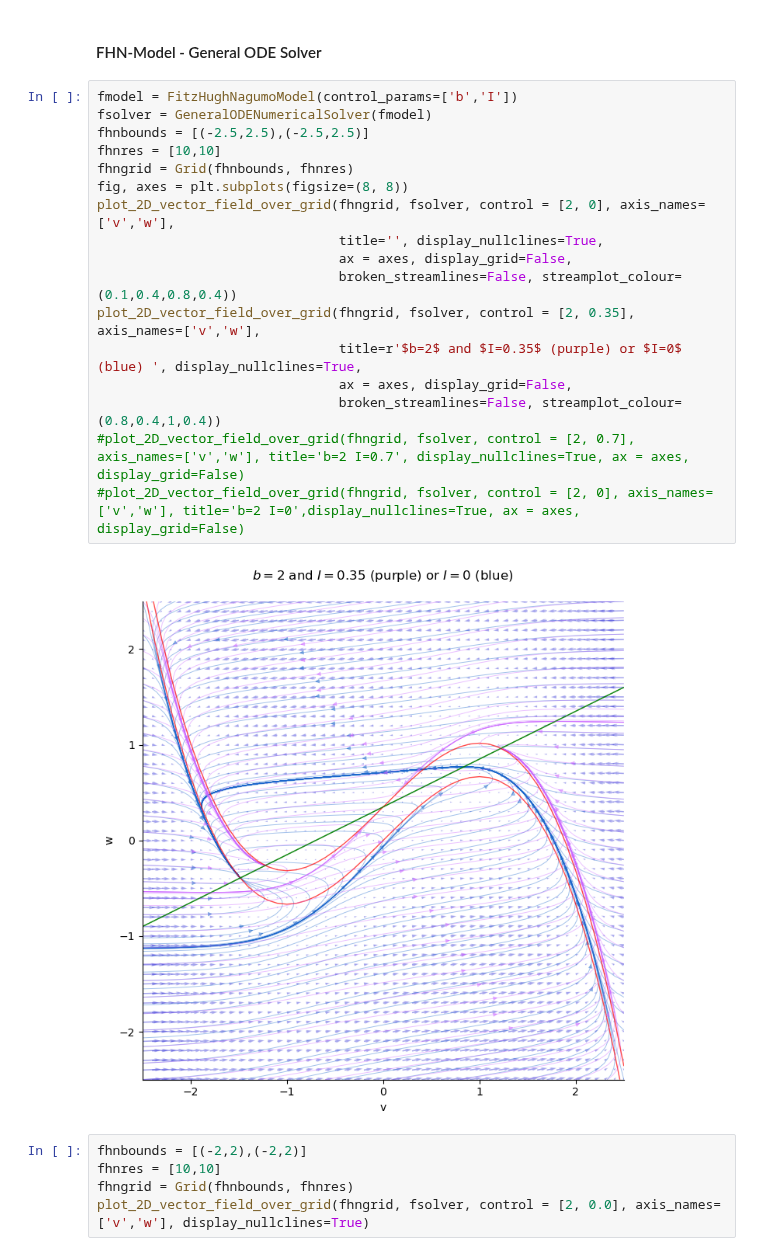
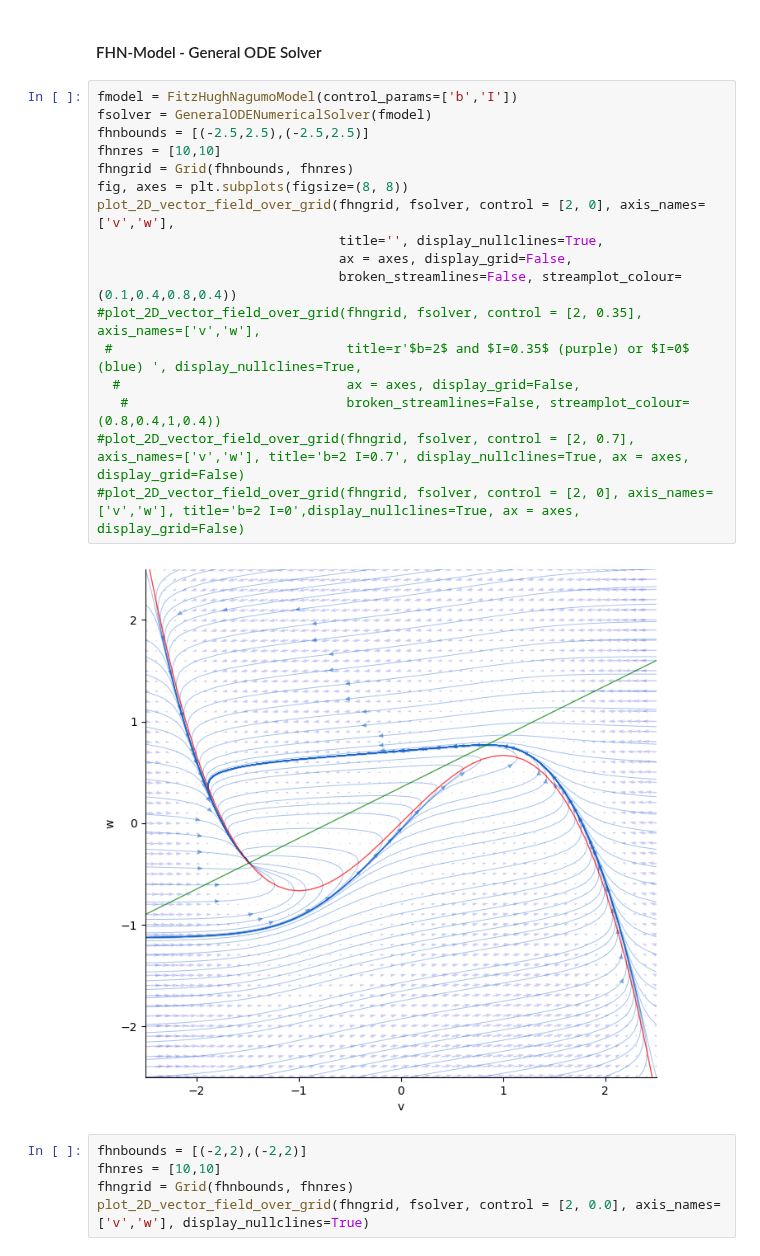
Before and after one commit to Lighfe/mdp-world-model, a Jupyter notebook: data_generation/visualization/plot_tests.ipynb, the cells around one changed output. Cells and saved outputs as stored; diff of their text form.

```diff
--- a/data_generation/visualization/plot_tests.ipynb
+++ b/data_generation/visualization/plot_tests.ipynb
@@ -46,22 +46,22 @@ plot_2D_vector_field(test_vectorfield, [[-1, 1], [-1, 1]])
 # %%
 fmodel = FitzHughNagumoModel(control_params=['b','I'])
 fsolver = GeneralODENumericalSolver(fmodel)
 fhnbounds = [(-2.5,2.5),(-2.5,2.5)]
 fhnres = [10,10]
 fhngrid = Grid(fhnbounds, fhnres)
 fig, axes = plt.subplots(figsize=(8, 8))
 plot_2D_vector_field_over_grid(fhngrid, fsolver, control = [2, 0], axis_names=['v','w'],
                                title='', display_nullclines=True,
                                ax = axes, display_grid=False,
                                broken_streamlines=False, streamplot_colour=(0.1,0.4,0.8,0.4))
-plot_2D_vector_field_over_grid(fhngrid, fsolver, control = [2, 0.35], axis_names=['v','w'],
-                               title=r'$b=2$ and $I=0.35$ (purple) or $I=0$ (blue) ', display_nullclines=True,
-                               ax = axes, display_grid=False,
-                               broken_streamlines=False, streamplot_colour=(0.8,0.4,1,0.4))
+#plot_2D_vector_field_over_grid(fhngrid, fsolver, control = [2, 0.35], axis_names=['v','w'],
+ #                              title=r'$b=2$ and $I=0.35$ (purple) or $I=0$ (blue) ', display_nullclines=True,
+  #                             ax = axes, display_grid=False,
+   #                            broken_streamlines=False, streamplot_colour=(0.8,0.4,1,0.4))
 #plot_2D_vector_field_over_grid(fhngrid, fsolver, control = [2, 0.7], axis_names=['v','w'], title='b=2 I=0.7', display_nullclines=True, ax = axes, display_grid=False)
 #plot_2D_vector_field_over_grid(fhngrid, fsolver, control = [2, 0], axis_names=['v','w'], title='b=2 I=0',display_nullclines=True, ax = axes, display_grid=False)
 # %% [output]
-[figure, old version]
+[figure, new version]
 # %%
 fhnbounds = [(-2,2),(-2,2)]
 fhnres = [10,10]
```
Also changed, not shown: 3 other files.
